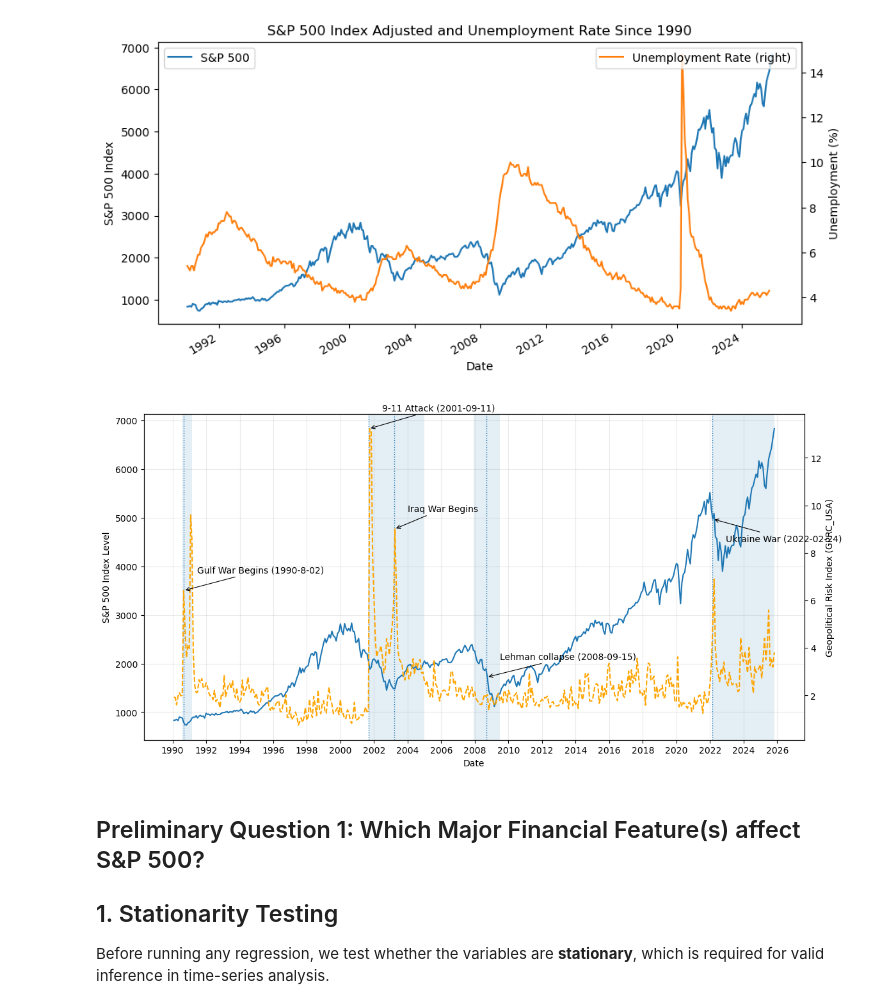
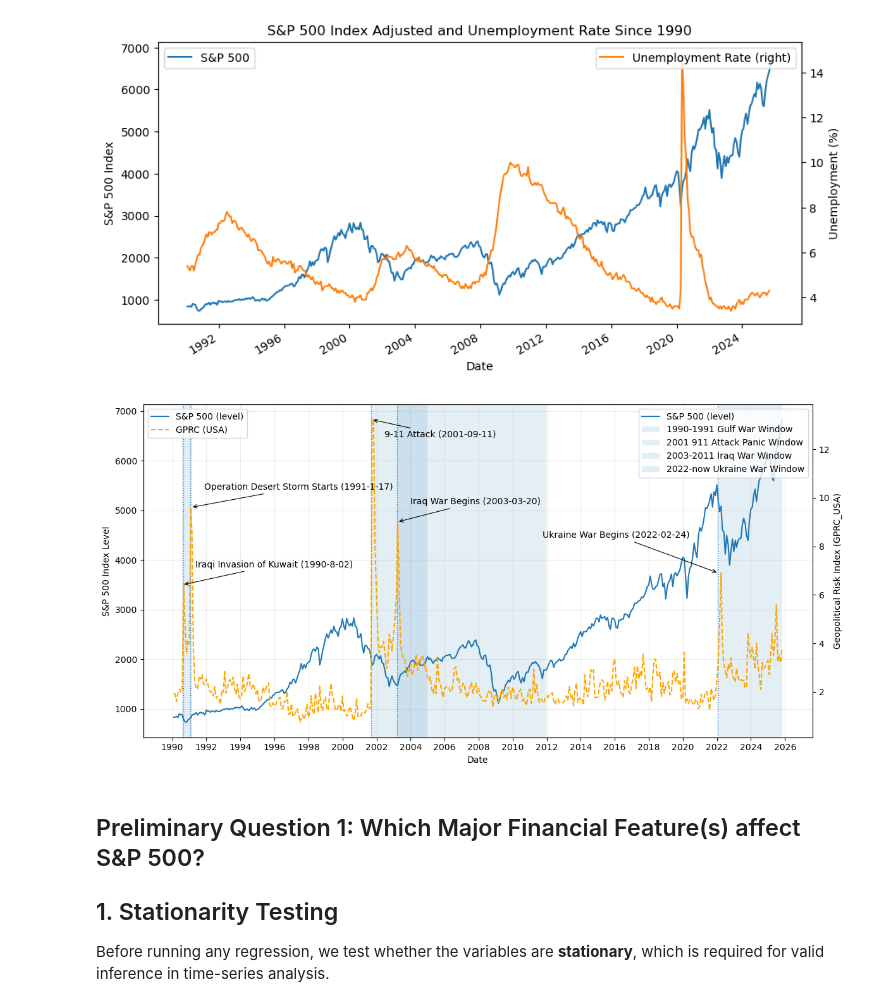
Before and after one commit to AL2024UCSD/sp500trends, a Jupyter notebook: mainwork_withanalysis.ipynb, the cells around one changed output. Drawn from its saved outputs; the diff is of its cells as text; code cells hidden in the pictures.

Commit message:
edited gpr vs sp500 graph

```diff
--- a/mainwork_withanalysis.ipynb
+++ b/mainwork_withanalysis.ipynb
@@ -537,73 +537,84 @@ gprc_line = ax2.plot(df.index, df['GPRC_USA'], linestyle='--', label='GPRC (USA)
 ax2.set_ylabel('Geopolitical Risk Index (GPRC_USA)')
 
 # --- Event windows (shaded) ---
-# Gulf War: Aug 1990 - Mar 1991
-ax.axvspan(pd.Timestamp('1990-08-02'), pd.Timestamp('1991-2-28'), alpha=0.12, label='1990-1991 Gulf War')
+# Invasion of Kuwait and Gulf War: Aug 1990, Mar 1991
+ax.axvspan(pd.Timestamp('1990-08-02'), pd.Timestamp('1991-2-28'), alpha=0.12, label='1990-1991 Gulf War Window')
 #911 Panic: Sep 2001 - Jun 2003
 ax.axvspan(pd.Timestamp('2001-09-11'), pd.Timestamp('2005-01-01'), alpha=0.12, label='2001 911 Attack Panic Window')
+
+# Iraq War: Mar 2003 - Dec 2011
+ax.axvspan(pd.Timestamp('2003-03-20'), pd.Timestamp('2011-12-18'), alpha=0.12, label='2003-2011 Iraq War Window')
 # NBER Great Recession window (approx): Dec 2007–Jun 2009
-ax.axvspan(pd.Timestamp('2007-12-01'), pd.Timestamp('2009-06-30'), alpha=0.12, label='2008 Financial Crisis window')
+#ax.axvspan(pd.Timestamp('2007-12-01'), pd.Timestamp('2009-06-30'), alpha=0.12, label='2008 Financial Crisis window')
 # COVID recession (approx): Feb–Apr 2020
 #ax.axvspan(pd.Timestamp('2020-02-01'), pd.Timestamp('2020-04-30'), alpha=0.12, label='2020 COVID recession window')
 # Ukraine War: Feb 2022 - present
-ax.axvspan(pd.Timestamp('2022-02-24'), pd.Timestamp('2025-10-31'), alpha=0.12, label='2022 Ukraine War')
+ax.axvspan(pd.Timestamp('2022-02-24'), pd.Timestamp('2025-10-31'), alpha=0.12, label='2022-now Ukraine War Window')
 
 # Gulf war
 ax.axvline(pd.Timestamp('1990-08-31'),linestyle=':', linewidth=1)
-ax2.annotate('Gulf War Begins (1990-8-02)', xy=(pd.Timestamp('1990-08-31'),
+ax2.annotate('Iraqi Invasion of Kuwait (1990-8-02)', xy=(pd.Timestamp('1990-08-02'),
              df['GPRC_USA'].loc['1990-08-31']),
             xytext=(15, 20), textcoords='offset points',
             arrowprops=dict(arrowstyle='->', lw=0.8))
+
+ax.axvline(pd.Timestamp('1991-01-17'),linestyle=':', linewidth=1)
+ax2.annotate('Operation Desert Storm Starts (1991-1-17)', xy=(pd.Timestamp('1991-01-31'),
+             df['GPRC_USA'].loc['1991-01-31']),
+            xytext=(15, 20), textcoords='offset points',
+            arrowprops=dict(arrowstyle='->', lw=0.8))
+
 # 911 Attack
 ax.axvline(pd.Timestamp('2001-09-11'),linestyle=':', linewidth=1)
 ax2.annotate('9-11 Attack (2001-09-11)', xy=(pd.Timestamp('2001-09-11'),
              df['GPRC_USA'].loc['2001-09-28']),
-            xytext=(15, 20), textcoords='offset points',
+            xytext=(15, -20), textcoords='offset points',
             arrowprops=dict(arrowstyle='->', lw=0.8))
 # Iraq Attack
 ax.axvline(pd.Timestamp('2003-03-20'),linestyle=':', linewidth=1)
-ax2.annotate('Iraq War Begins', xy=(pd.Timestamp('2003-03-20'),
+ax2.annotate('Iraq War Begins (2003-03-20)', xy=(pd.Timestamp('2003-03-20'),
              df['GPRC_USA'].loc['2003-03-31']),
             xytext=(15, 20), textcoords='offset points',
             arrowprops=dict(arrowstyle='->', lw=0.8))
+
 # Lehman Brothers collapse
-ax.axvline(pd.Timestamp('2008-09-15'), linestyle=':', linewidth=1)
-ax.annotate('Lehman collapse (2008-09-15)', xy=(pd.Timestamp('2008-09-15'),
-             df['SP500 Index Value ($)'].loc['2008-09-30']),
-            xytext=(15, 20), textcoords='offset points',
-            arrowprops=dict(arrowstyle='->', lw=0.8))
+#ax.axvline(pd.Timestamp('2008-09-15'), linestyle=':', linewidth=1)
+#ax.annotate('Lehman collapse (2008-09-15)', xy=(pd.Timestamp('2008-09-15'),
+            #df['SP500 Index Value ($)'].loc['2008-09-30']),
+            #xytext=(15, 20), textcoords='offset points',
+            #arrowprops=dict(arrowstyle='->', lw=0.8))
 
 # WHO declares COVID-19 pandemic
 #ax.axvline(pd.Timestamp('2020-03-11'), linestyle=':', linewidth=1)
 # pick a y close to the series around that date to avoid None
 #y_2020 = df['SP500 Index Value ($)'].loc['2020-03-31']
 #ax.annotate('WHO pandemic declared (2020-03-11)',
             #xy=(pd.Timestamp('2020-03-11'), y_2020),
             #xytext=(15, -25), textcoords='offset points',
             #arrowprops=dict(arrowstyle='->', lw=0.8))
+
 #Russia Declare War on Ukraine
-ax.axvline(pd.Timestamp('2022-02-24'), linestyle=':', linewidth=1)
-y_2022 = df['SP500 Index Value ($)'].loc['2022-02-28']
-ax.annotate('Ukraine War (2022-02-24)',
-            xy=(pd.Timestamp('2022-02-28'), y_2022),
-            xytext=(15, -25), textcoords='offset points',
+ax.axvline(pd.Timestamp('2022-02-1'), linestyle=':', linewidth=1)
+ax2.annotate('Ukraine War Begins (2022-02-24)',xy=(pd.Timestamp('2022-02-1'),
+            df['GPRC_USA'].loc['2022-03-31']),
+            xytext=(-200, 40), textcoords='offset points',
             arrowprops=dict(arrowstyle='->', lw=0.8))
 # Formatting: yearly ticks
 ax.xaxis.set_major_locator(mdates.YearLocator(base=2))  # every 2 years
 ax.xaxis.set_major_formatter(mdates.DateFormatter('%Y'))
 
-# Build one combined legend
-#lines = sp_line + gprc_line
-#labels = [l.get_label() for l in lines]
-#legend1 = ax.legend(lines, labels, loc='upper left')
-#legend2 = ax.legend(loc='upper right')  # picks up the span labels
-#ax.add_artist(legend1)
+#Build one combined legend
+lines = sp_line + gprc_line
+labels = [l.get_label() for l in lines]
+legend1 = ax.legend(lines, labels, loc='upper left')
+legend2 = ax.legend(loc='upper right')  # picks up the span labels
+ax.add_artist(legend1)
 
 ax.grid(alpha=0.25)
 fig.tight_layout()
 plt.show()
 # %% [output]
-[figure, old version]
+[figure, new version]
 # %% [markdown]
 ## Preliminary Question 1: Which Major Financial Feature(s) affect S&P 500?
 ## 1. Stationarity Testing
```
